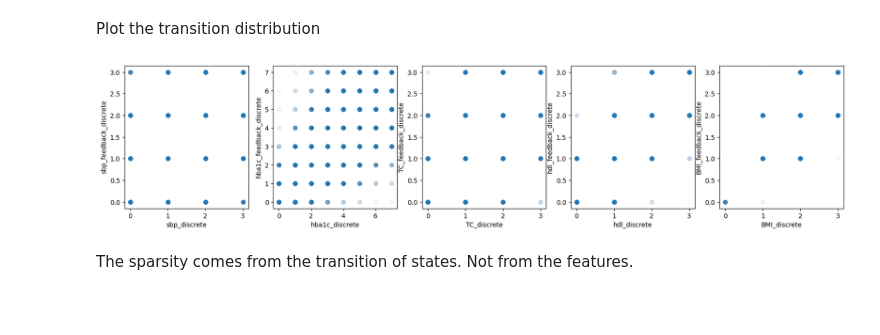
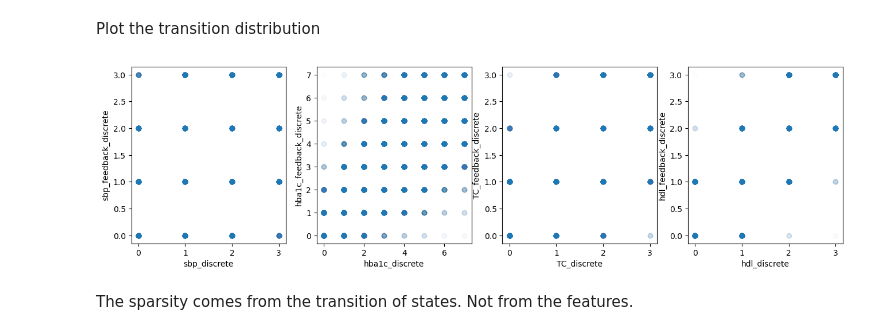
Before and after one commit to tian1327/Accord-RL, a Jupyter notebook: DOPE/BPClass/model.ipynb, the cells around one changed output. Cells and saved outputs as stored; diff of their text form; code cells hidden in the pictures; blank space fills up the shorter version.

Commit message:
redo the plot

```diff
--- a/DOPE/BPClass/model.ipynb
+++ b/DOPE/BPClass/model.ipynb
@@ -510,12 +527,12 @@ df_ace_only.shape = (84684, 67)
 [figure]
 # %%
 # loop through each possible combination of actions 00000 - 11111 (total 32 combinations), check the corresponding range of sbp_feedback, and plot the distribution
-for i in range(32):
-    action = str(bin(i))[2:].zfill(5)
-    print(i, 'action =', action)
-    df_action = df[df['action_code']==action]
-    print('df_action.shape =', df_action.shape)
-    print(min(df_action['sbp_feedback']))
-    print(max(df_action['sbp_feedback']))
-    plt.hist(df_action['sbp_feedback'], bins=20)
-    plt.show()
+# for i in range(32):
+#     action = str(bin(i))[2:].zfill(5)
+#     print(i, 'action =', action)
+#     df_action = df[df['action_code']==action]
+#     print('df_action.shape =', df_action.shape)
+#     print(min(df_action['sbp_feedback']))
+#     print(max(df_action['sbp_feedback']))
+#     plt.hist(df_action['sbp_feedback'], bins=20)
+#     plt.show()
@@ -554,7 +539,7 @@ df_action.shape = (950, 67)
 # %% [markdown]
 ## Check correlation between state features
 # %%
-state_features = ['sbp_discrete','hba1c_discrete','TC_discrete','hdl_discrete', 'BMI_discrete']
+state_features = ['sbp_discrete','hba1c_discrete','TC_discrete','hdl_discrete']
 # %%
 sbp_discrete = df['sbp_discrete']
 hba1c_discrete = df['hba1c_discrete']
@@ -583,11 +563,12 @@ plt.show()
 # %%
-# create a 5x5 subplots, for every 2 features in state_features, plot the scatter plot
-fig, axes = plt.subplots(nrows=5, ncols=5, figsize=(20,20))
+# create a 4x4 subplots, for every 2 features in state_features, plot the scatter plot
+state_fea = ['sbp','hba1c','TC','hdl']
+fig, axes = plt.subplots(nrows=4, ncols=4, figsize=(12,12))
 for i in range(4):
     for j in range(4):
         # set the transparency to be 0.1
-        axes[i,j].scatter(df[state_features[i]], df[state_features[j]], alpha=0.01)
-        axes[i,j].set_xlabel(state_features[i])
-        axes[i,j].set_ylabel(state_features[j])
+        axes[i,j].scatter(df[state_fea[i]], df[state_fea[j]], alpha=0.01)
+        axes[i,j].set_xlabel(state_fea[i])
+        axes[i,j].set_ylabel(state_fea[j])
 plt.show()
 # %% [output]
@@ -613,17 +594,17 @@ df[['sbp','hba1c','TC','hdl']].corr()
 Plot the transition distribution
 # %%
 # for each of the 5 features, plot the scatter plot between the feature and the its corresponding feedback
-fig, axes = plt.subplots(nrows=1, ncols=5, figsize=(20,4))
-for i in range(5):
+fig, axes = plt.subplots(nrows=1, ncols=4, figsize=(16,4))
+for i in range(4):
     x_name = state_features[i]
     y_name = x_name.split('_')[0] + '_feedback_discrete'
     axes[i].scatter(df[x_name], df[y_name], alpha=0.01)
     axes[i].set_xlabel(x_name)
     axes[i].set_ylabel(y_name)
 
 plt.show()
 # %% [output]
-[figure, old version]
+[figure, new version]
 # %% [markdown]
 The sparsity comes from the transition of states. Not from the features.
 # %% [markdown]
```
Also changed, not shown: parts of 17 cells of this notebook.
